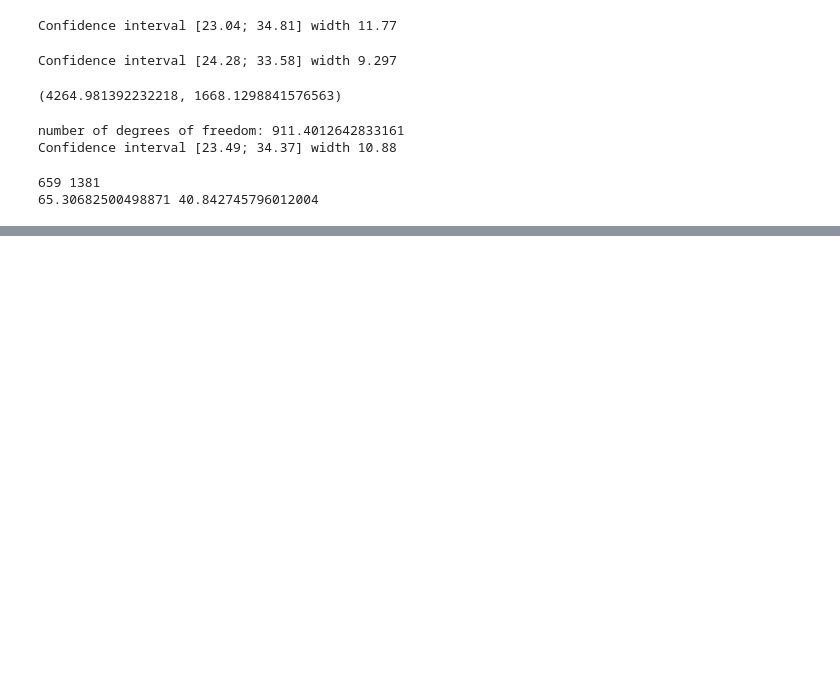
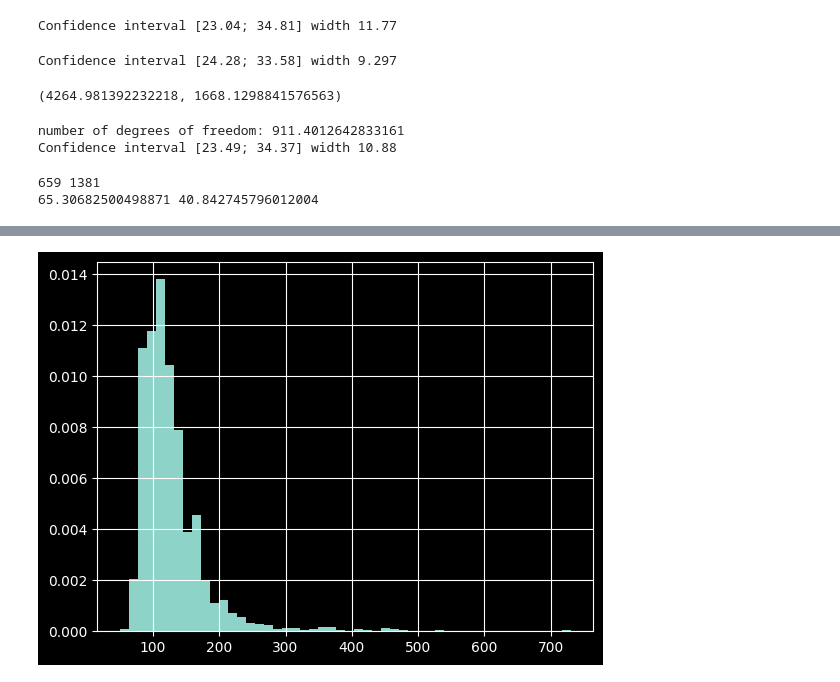
Before and after one commit to ekomissarov/data-analysis, a Jupyter notebook: 13_confidence_intervals_exact.ipynb, the cells around one changed output, grey strips where cells are left out. Drawn from its saved outputs; the diff is of its cells as text; code cells hidden in the pictures; blank space fills up the shorter version.

```diff
--- a/13_confidence_intervals_exact.ipynb
+++ b/13_confidence_intervals_exact.ipynb
@@ -292,0 +369,6 @@ print(x.std(), y.std())
+# %%
+#but was it possible to use a normal distribution?
+
+df.price.hist(bins=50,density=True);
+# %% [output]
+[figure, added]
```
Also changed, not shown: parts of 10 cells of this notebook.
